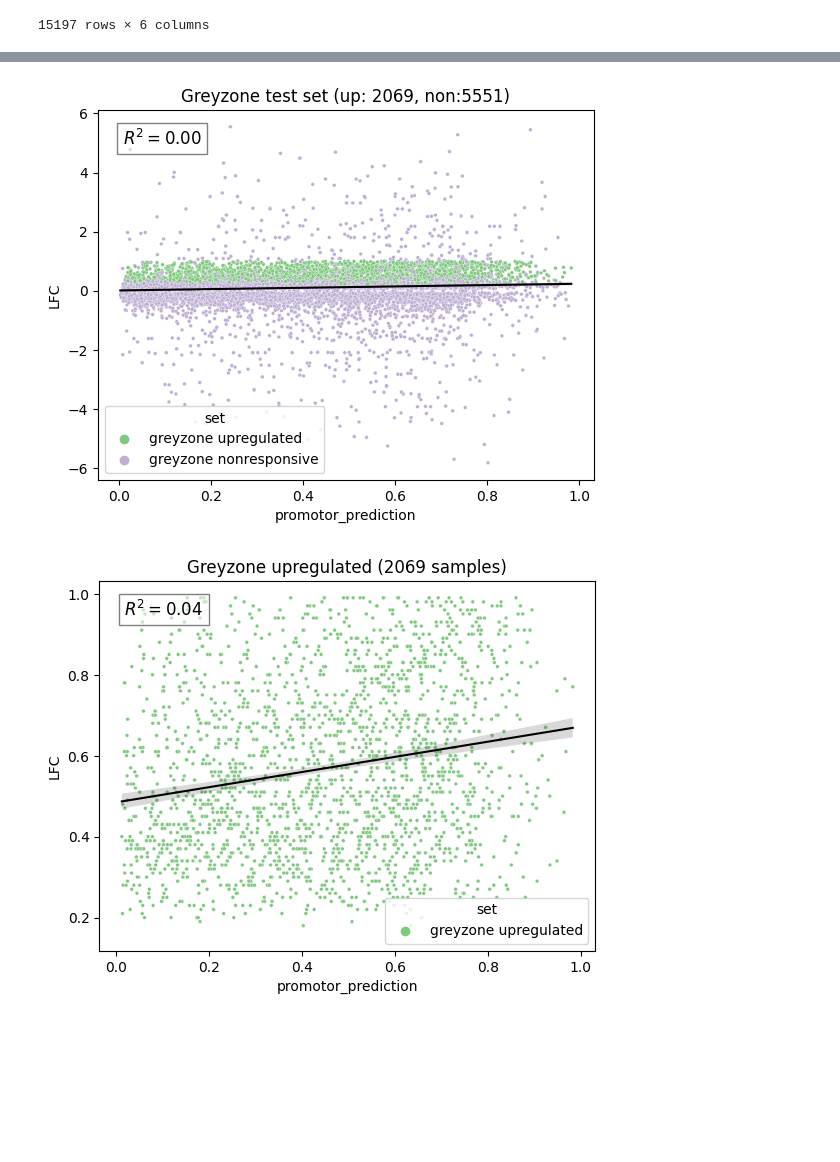
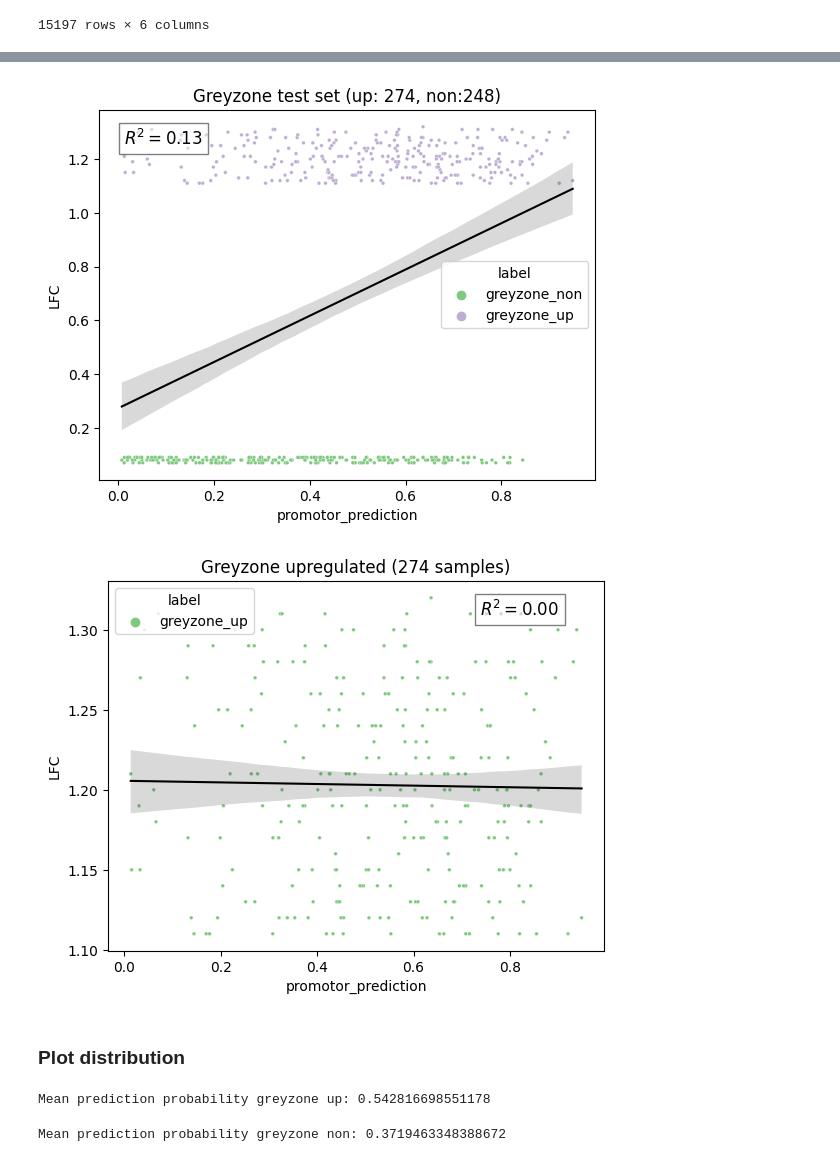
Before and after one commit to VIB-PSB/DeepDifE, a Jupyter notebook: notebooks/additional_analyses/grey_zone_test.ipynb, the cells around one changed output, grey strips where cells are left out. Saved outputs shown, nothing was run; the diff lists cells and outputs as text; code cells hidden in the pictures; blank space fills up the shorter version.

```diff
--- a/notebooks/additional_analyses/grey_zone_test.ipynb
+++ b/notebooks/additional_analyses/grey_zone_test.ipynb
@@ -130,0 +162,4 @@ grey_ups = promotor_prediction_labeled[promotor_prediction_labeled["set"] == "gr
+# %%
+promotor_prediction_df = pd.merge(prediction_df, genes_LFC_pd, how="inner")
+promotor_prediction_df.loc[(promotor_prediction_df["label"] == "na") & (promotor_prediction_df["padj"] < 0.05) & (promotor_prediction_df["LFC"] > 1.1), "label"] = "greyzone_up"
+promotor_prediction_df.loc[(promotor_prediction_df["label"] == "na") & (promotor_prediction_df["padj"] > 0.1) & (promotor_prediction_df["LFC"] < 0.1) & (promotor_prediction_df["LFC"] > 0), "label"] = "greyzone_non"
@@ -131,3 +211,6 @@ grey_ups = promotor_prediction_labeled[promotor_prediction_labeled["set"] == "gr
+# %%
+all_greys = promotor_prediction_df[promotor_prediction_df["label"].isin(["greyzone_up","greyzone_non"])]
+grey_ups = promotor_prediction_df[promotor_prediction_df["label"] == "greyzone_up"]
 # %%
 train =  promotor_prediction_labeled[promotor_prediction_labeled["label"].isin(["up", "non"])]
 # %%
@@ -138,41 +236,41 @@ array([0.06954612, 0.8700544 , 0.20210083, ..., 0.0862228 , 0.10039765,
 # %%
 import seaborn as sns
 import matplotlib.pyplot as plt
 
 from scipy.stats import pearsonr
 
-sns.scatterplot(data=all_greys, x='promotor_prediction', y='LFC', hue='set', hue_order=list(all_greys.set.unique()), palette='Accent', s=7)
+sns.scatterplot(data=all_greys, x='promotor_prediction', y='LFC', hue='label', hue_order=list(all_greys.label.unique()), palette='Accent', s=7)
 
 # Plot the regression line without considering the hue (label)
 sns.regplot(
     data=all_greys,
     x='promotor_prediction',
     y='LFC',
     scatter=False,  # No scatter points here since we already plotted them
     color='black',  # Line color
     line_kws={'lw': 1.5}  # Line width
 )
 
 # Calculate Pearson correlation coefficient and R^2
 pearson_corr, _ = pearsonr(all_greys['promotor_prediction'], all_greys['LFC'])
 r_squared = pearson_corr ** 2
 
 # Annotate the R^2 value on the plot
 plt.annotate(f'$R^2 = {r_squared:.2f}$', xy=(0.05, 0.95), xycoords='axes fraction', fontsize=12,
              horizontalalignment='left', verticalalignment='top', bbox=dict(facecolor='white', alpha=0.5))
 
-up_count = all_greys[all_greys.set == 'greyzone upregulated'].shape[0]
-non_count = all_greys[all_greys.set == 'greyzone nonresponsive'].shape[0]
+up_count = all_greys[all_greys.label == 'greyzone_up'].shape[0]
+non_count = all_greys[all_greys.label == 'greyzone_non'].shape[0]
 
 plt.title(f"Greyzone test set (up: {up_count}, non:{non_count})")
 # Show the plot
 plt.show()
 # %% [output]
-[figure, old version]
+[figure, new version]
 # %%
 from scipy.stats import pearsonr
 
-sns.scatterplot(data=grey_ups, x='promotor_prediction', y='LFC', hue='set', hue_order=list(grey_ups.set.unique()), palette='Accent', s=7)
+sns.scatterplot(data=grey_ups, x='promotor_prediction', y='LFC', hue='label', hue_order=list(grey_ups.label.unique()), palette='Accent', s=7)
 
 # Plot the regression line without considering the hue (label)
 sns.regplot(
@@ -189,14 +287,24 @@ pearson_corr, _ = pearsonr(grey_ups['promotor_prediction'], grey_ups['LFC'])
 r_squared = pearson_corr ** 2
 
 # Annotate the R^2 value on the plot
-plt.annotate(f'$R^2 = {r_squared:.2f}$', xy=(0.05, 0.95), xycoords='axes fraction', fontsize=12,
+plt.annotate(f'$R^2 = {r_squared:.2f}$', xy=(0.75, 0.95), xycoords='axes fraction', fontsize=12,
              horizontalalignment='left', verticalalignment='top', bbox=dict(facecolor='white', alpha=0.5))
 
-up_count = all_greys[all_greys.set == 'greyzone upregulated'].shape[0]
+up_count = all_greys[all_greys.label == 'greyzone_up'].shape[0]
 
 plt.title(f"Greyzone upregulated ({up_count} samples)")
 
 # Show the plot
 plt.show()
 # %% [output]
-[figure, old version]
+[figure, new version]
+# %% [markdown]
+### Plot distribution
+# %%
+print(f"Mean prediction probability greyzone up: {all_greys[all_greys['label'] == 'greyzone_up']['promotor_prediction'].mean()}")
+# %% [output]
+Mean prediction probability greyzone up: 0.542816698551178
+# %%
+print(f"Mean prediction probability greyzone non: {all_greys[all_greys['label'] == 'greyzone_non']['promotor_prediction'].mean()}")
+# %% [output]
+Mean prediction probability greyzone non: 0.3719463348388672
```
Also changed, not shown: parts of 19 cells of this notebook, 4 other files.
